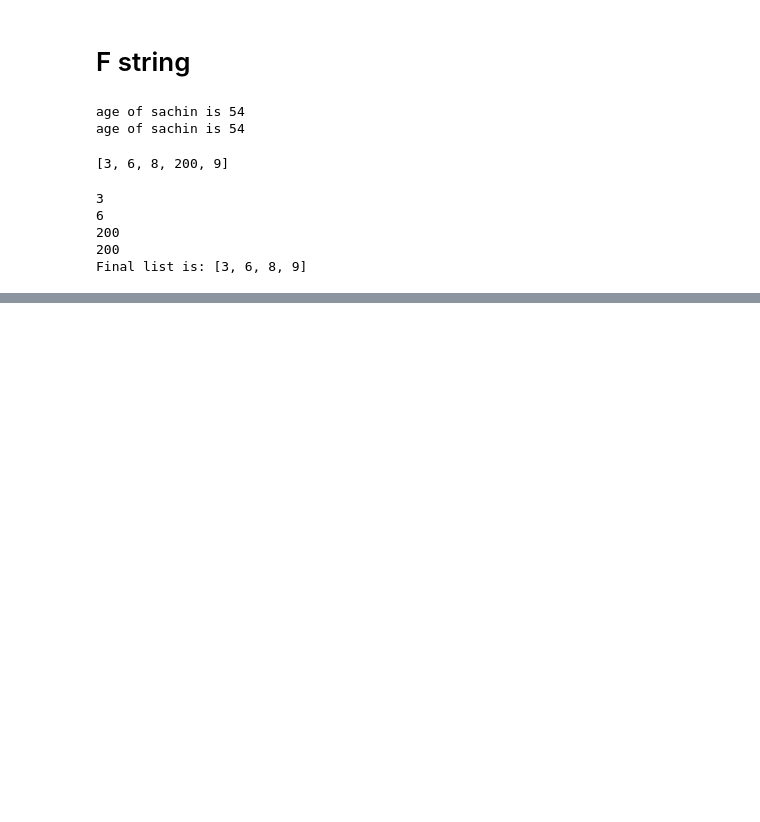
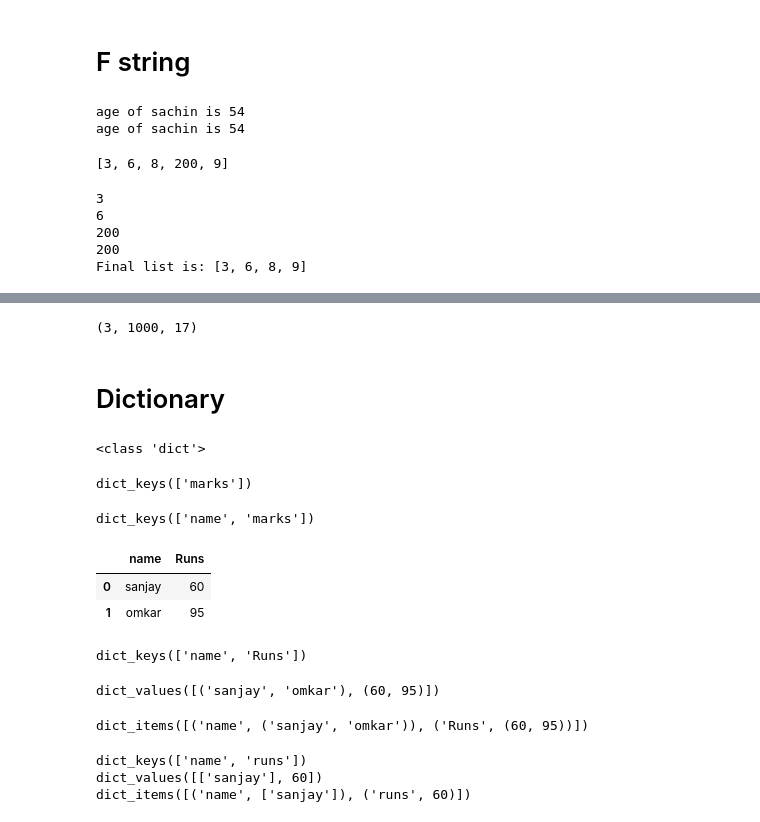
Before and after one commit to Omkar2504wak/T388_Python, a Jupyter notebook: T388_Python_25112026.ipynb, the cells around one changed output, grey strips where cells are left out. Cells and saved outputs as stored; diff of their text form; code cells hidden in the pictures; blank space fills up the shorter version.

```diff
--- a/T388_Python_25112026.ipynb
+++ b/T388_Python_25112026.ipynb
@@ -1416,0 +1518,51 @@ Final list is: [3, 6, 8, 9]
+# %%
+tup1 = (3,50,17)
+
+tup1 = list(tup1)
+
+tup1[1]=1000
+
+tup1=tuple(tup1)
+
+print(tup1)
+# %% [output]
+(3, 1000, 17)
+# %% [markdown]
+# Dictionary
+# %%
+dict1 ={}
+print(type(dict1))
+# %% [output]
+<class 'dict'>
+# %%
+dict1 = {"marks":87}   # {"key":"value"}
+dict1.keys()
+# %% [output]
+dict_keys(['marks'])
+# %%
+dict1 = {"name": "omkar","marks":87}   # {"key":"value"}
+dict1.keys()
+# %% [output]
+dict_keys(['name', 'marks'])
+# %%
+import pandas as pd
+dict1 = {"name":("sanjay","omkar"), "Runs":(60,95)}
+df = pd.DataFrame(dict1)
+df
+# %% [output]
+|  | name | Runs |
+| 0 | sanjay | 60 |
+| 1 | omkar | 95 |
+# %%
+dict1 = {"name":("sanjay","omkar"), "Runs":(60,95)}
+dict1.keys()
+# %% [output]
+dict_keys(['name', 'Runs'])
+# %%
+dict1.values()
+# %% [output]
+dict_values([('sanjay', 'omkar'), (60, 95)])
+# %%
+dict1.items()
+# %% [output]
+dict_items([('name', ('sanjay', 'omkar')), ('Runs', (60, 95))])
@@ -1416,0 +1574,9 @@ Final list is: [3, 6, 8, 9]
+# %%
+dict1 ={"name":["sanjay"],"runs":(60)}
+print(dict1.keys())
+print(dict1.values())
+print(dict1.items())
+# %% [output]
+dict_keys(['name', 'runs'])
+dict_values([['sanjay'], 60])
+dict_items([('name', ['sanjay']), ('runs', 60)])
```
Also changed, not shown: parts of 18 cells of this notebook, 1 other file.
